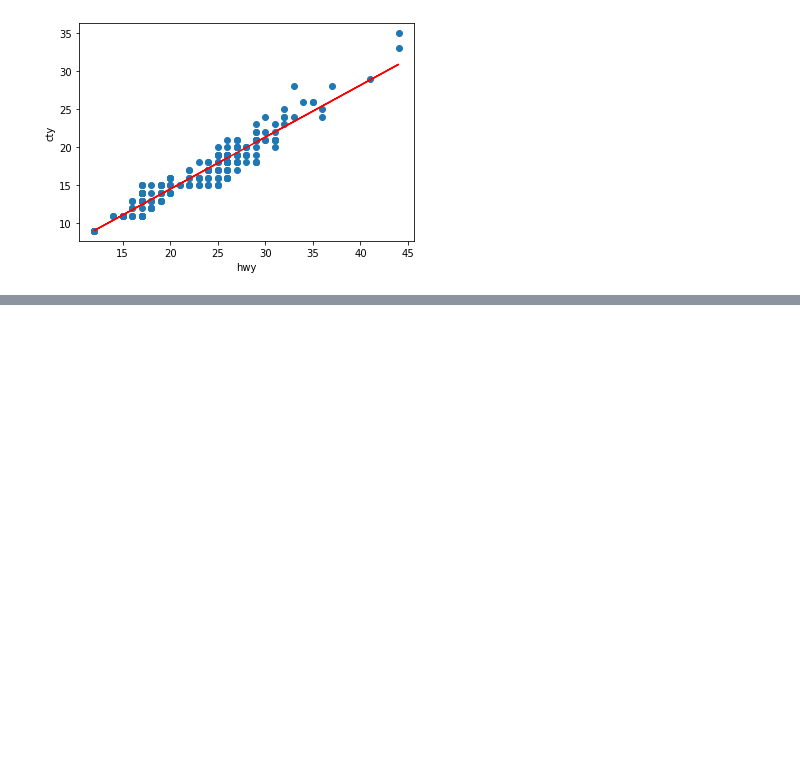
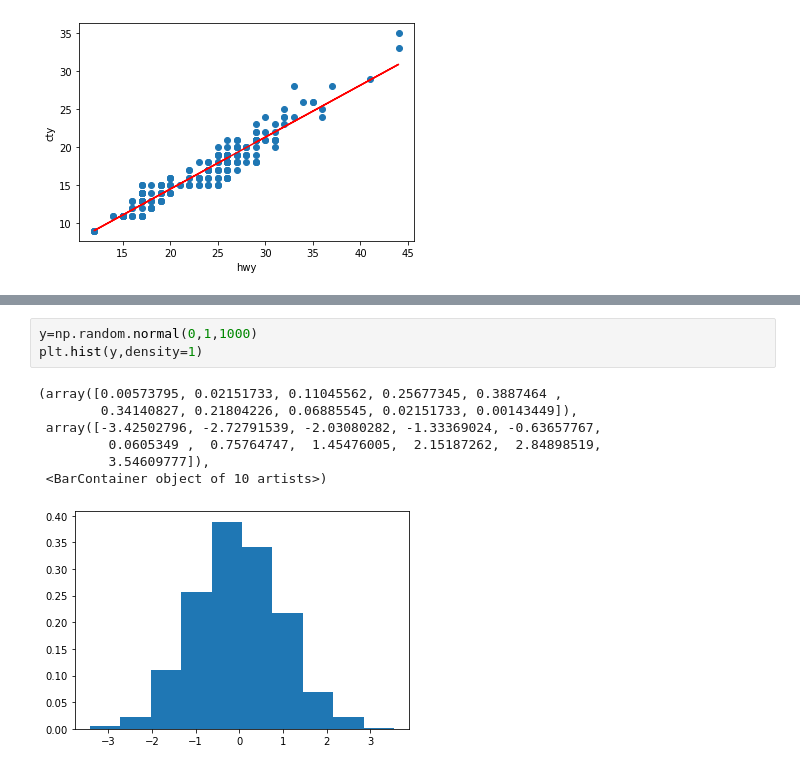
Before and after one commit to aws3ma/tpstatistics, a Jupyter notebook: jupyter notebook for tp statistics.ipynb, the cells around one changed output, grey strips where cells are left out. Cells and saved outputs as stored; diff of their text form; blank space fills up the shorter version.

```diff
--- a/sceance 1.ipynb
+++ b/jupyter notebook for tp statistics.ipynb
@@ -338,0 +462,11 @@ plt.show()
+# %%
+y=np.random.normal(0,1,1000)
+plt.hist(y,density=1)
+# %% [output]
+(array([0.00573795, 0.02151733, 0.11045562, 0.25677345, 0.3887464 ,
+        0.34140827, 0.21804226, 0.06885545, 0.02151733, 0.00143449]),
+ array([-3.42502796, -2.72791539, -2.03080282, -1.33369024, -0.63657767,
+         0.0605349 ,  0.75764747,  1.45476005,  2.15187262,  2.84898519,
+         3.54609777]),
+ <BarContainer object of 10 artists>)
+[figure, added]
```
Also changed, not shown: parts of 15 cells of this notebook.
